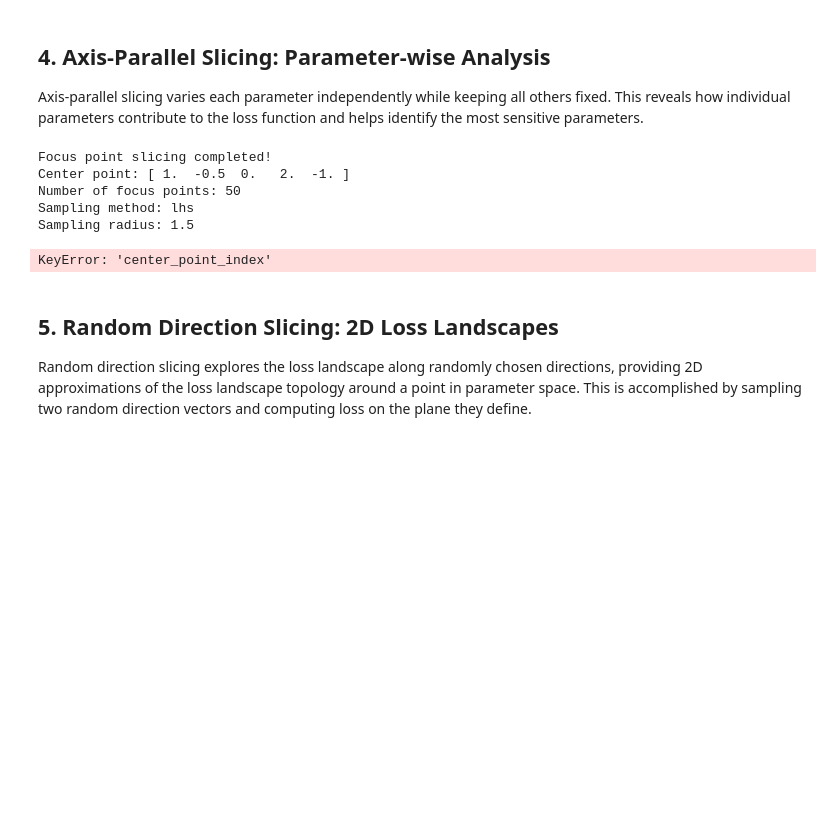
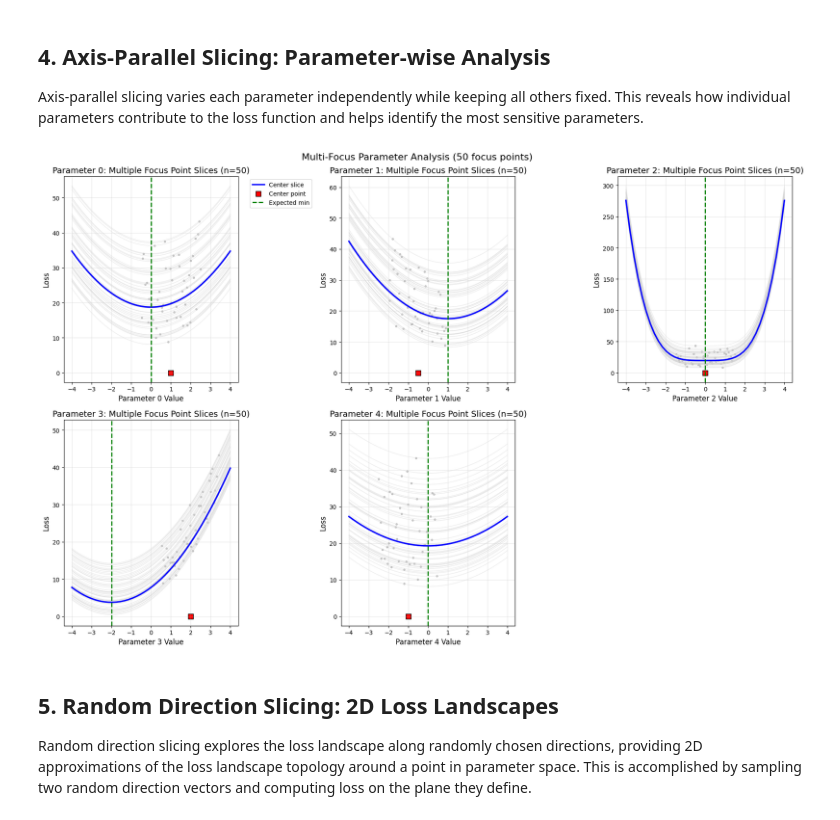
Before and after one commit to joeseegtatz/loss-slicer, a Jupyter notebook: examples/pysclice_core_features.ipynb, the cells around one changed output. Drawn from its saved outputs; the diff is of its cells as text; code cells hidden in the pictures; blank space fills up the shorter version.

```diff
--- a/examples/pysclice_core_features.ipynb
+++ b/examples/pysclice_core_features.ipynb
@@ -189,52 +188,35 @@ focus_slice_data = axis_slicer.sample_focus_points_and_slice(
     n_points=50,        # Generate 50 focus points for better coverage
     sampling_method="lhs",  # Latin Hypercube Sampling for good coverage
     radius=1.5,         # Sampling radius around center
     bounds=(-PARAM_RANGE, PARAM_RANGE),
     n_samples_per_slice=SLICING_STEPS,
+    bounds_mode="absolute",
     seed=42  # For reproducible results
 )
 
 # Extract results
 center_point = focus_slice_data['center_point']
 focus_points = focus_slice_data['focus_points']
 focus_point_slices = focus_slice_data['focus_point_slices']
 n_focus_points = len(focus_point_slices)
 
-print(f"Focus point slicing completed!")
-print(f"Center point: {center_point}")
-print(f"Number of focus points: {n_focus_points}")
-print(f"Sampling method: {focus_slice_data['sampling_method']}")
-print(f"Sampling radius: {focus_slice_data['radius']}")
-
 # Get the center point slice (automatically included at index 0)
 center_point_index = 0
 center_slice_data = focus_slice_data['focus_point_slices'][center_point_index]['slices']
-
-print(f"Center point slice is at index: {center_point_index}")
-print(f"Center point coordinates: {focus_points[center_point_index]}")
 
 # Create enhanced visualization using the new function
 expected_minima = model_multi.get_expected_minima()
 
 fig = plot_multi_focus_parameter_slices(
     slice_data=focus_slice_data,
     center_slice_data=center_slice_data,  # Use the center slice from focus points
     expected_minima=expected_minima,
     figsize=(18, 12),
     max_cols=3
 )
 plt.show()
-
-print(f"Shows {n_focus_points} focus points with center slice highlighted in blue")
-print(f"Center point: {center_point} (loss: {model_wrapper_multi.compute_loss():.4f})")
-print(f"Expected minima: {expected_minima}")
 # %% [output]
-Focus point slicing completed!
-Center point: [ 1.  -0.5  0.   2.  -1. ]
-Number of focus points: 50
-Sampling method: lhs
-Sampling radius: 1.5
-KeyError: 'center_point_index'
+[figure, added]
 # %% [markdown]
 ## 5. Random Direction Slicing: 2D Loss Landscapes
 
```
Also changed, not shown: parts of 6 cells of this notebook, 2 other files.
